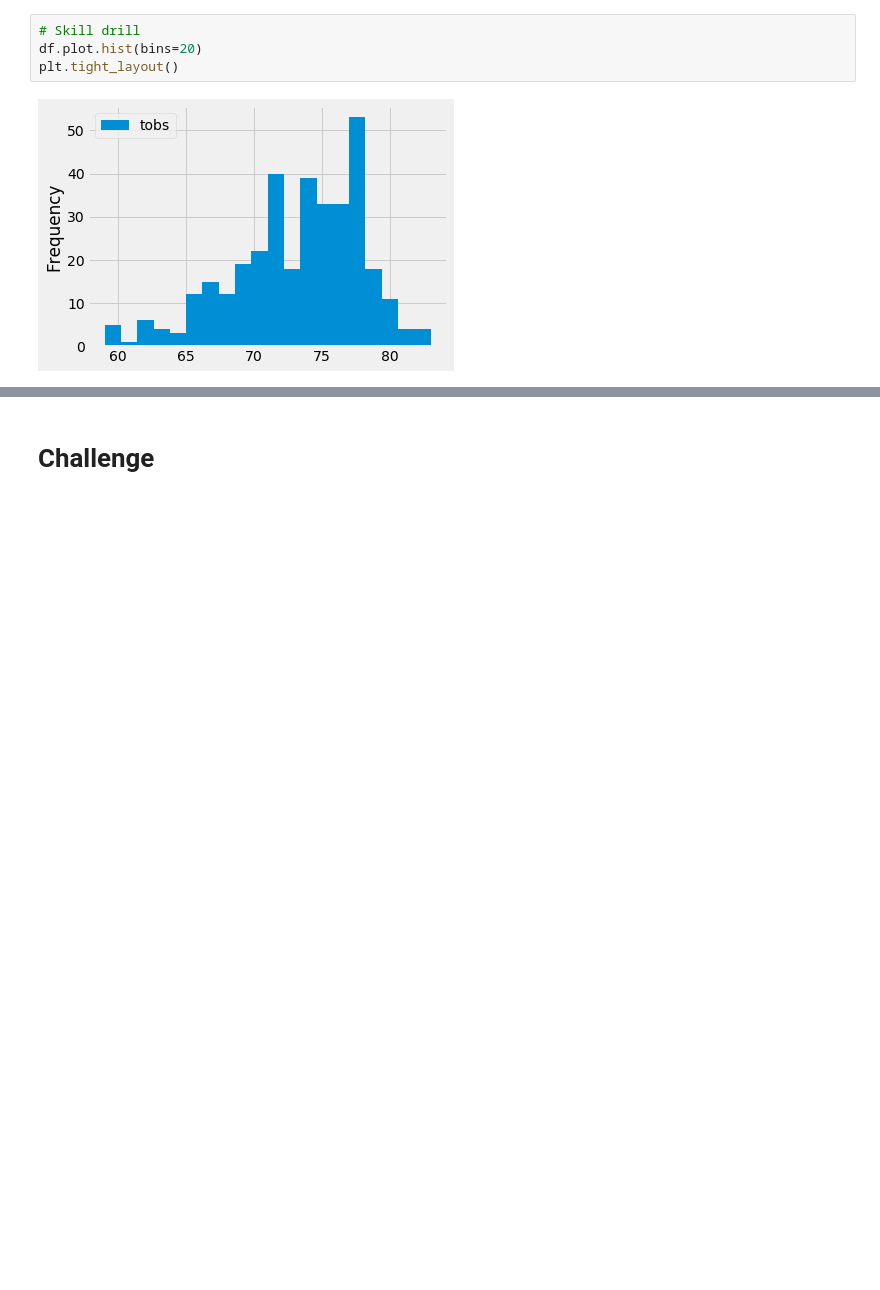
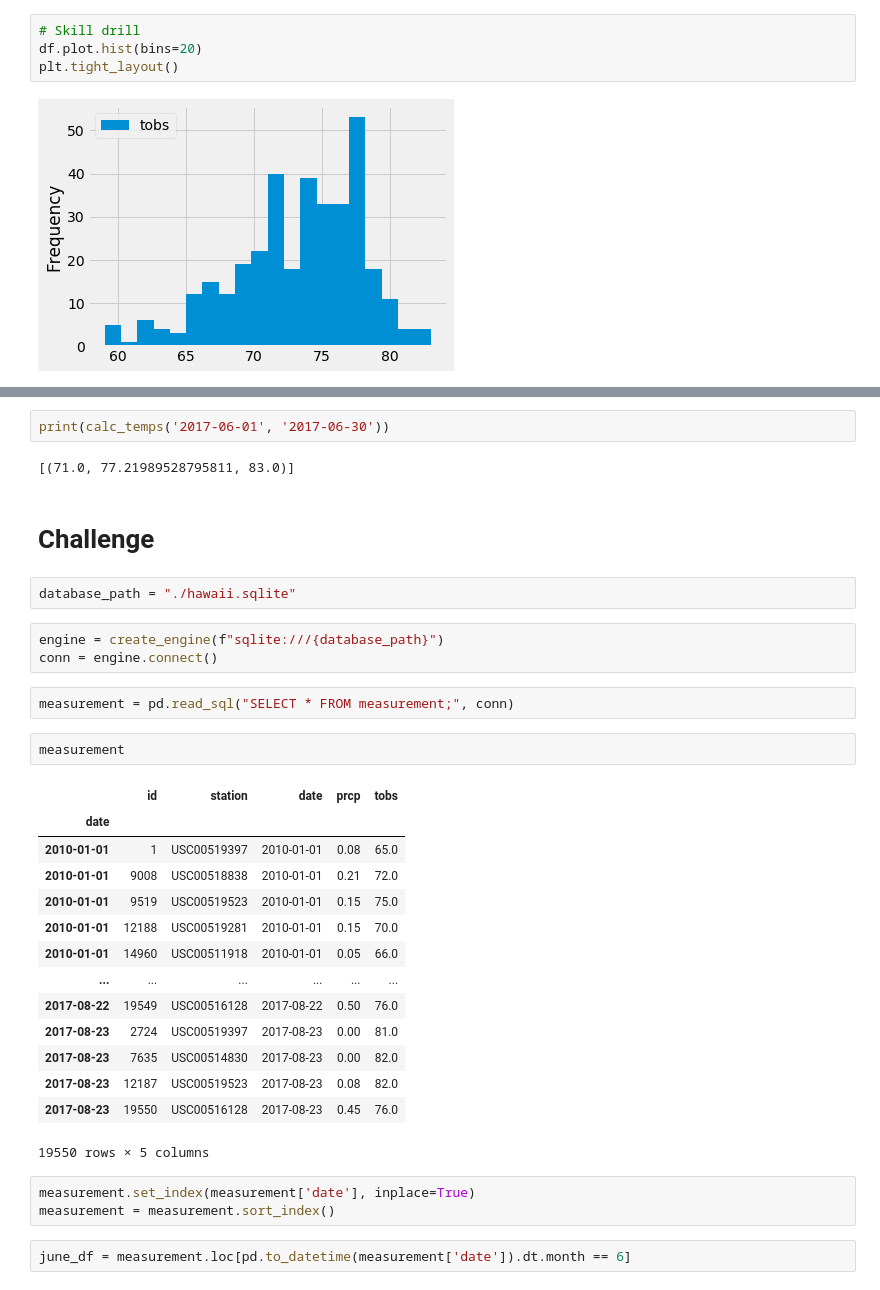
Before and after one commit to meiiscrazy/Surfs_Up, a Jupyter notebook: climate_analysis.ipynb, the cells around one changed output, grey strips where cells are left out. Drawn from its saved outputs; the diff is of its cells as text; blank space fills up the shorter version.

```diff
--- a/climate_analysis.ipynb
+++ b/climate_analysis.ipynb
@@ -144,2 +135,35 @@ def stats(start=None, end=None):
+# %%
+print(calc_temps('2017-06-01', '2017-06-30'))
+# %% [output]
+[(71.0, 77.21989528795811, 83.0)]
 # %% [markdown]
 # Challenge
+# %%
+database_path = "./hawaii.sqlite"
+# %%
+engine = create_engine(f"sqlite:///{database_path}")
+conn = engine.connect()
+# %%
+measurement = pd.read_sql("SELECT * FROM measurement;", conn)
+# %%
+measurement
+# %% [output]
+|  | id | station | date | prcp | tobs |
+| date |  |  |  |  |  |
+| 2010-01-01 | 1 | USC00519397 | 2010-01-01 | 0.08 | 65.0 |
+| 2010-01-01 | 9008 | USC00518838 | 2010-01-01 | 0.21 | 72.0 |
+| 2010-01-01 | 9519 | USC00519523 | 2010-01-01 | 0.15 | 75.0 |
+| 2010-01-01 | 12188 | USC00519281 | 2010-01-01 | 0.15 | 70.0 |
+| 2010-01-01 | 14960 | USC00511918 | 2010-01-01 | 0.05 | 66.0 |
+| ... | ... | ... | ... | ... | ... |
+| 2017-08-22 | 19549 | USC00516128 | 2017-08-22 | 0.50 | 76.0 |
+| 2017-08-23 | 2724 | USC00519397 | 2017-08-23 | 0.00 | 81.0 |
+| 2017-08-23 | 7635 | USC00514830 | 2017-08-23 | 0.00 | 82.0 |
+| 2017-08-23 | 12187 | USC00519523 | 2017-08-23 | 0.08 | 82.0 |
+| 2017-08-23 | 19550 | USC00516128 | 2017-08-23 | 0.45 | 76.0 |
+19550 rows × 5 columns
+# %%
+measurement.set_index(measurement['date'], inplace=True)
+measurement = measurement.sort_index()
+# %%
+june_df = measurement.loc[pd.to_datetime(measurement['date']).dt.month == 6]
```
Also changed, not shown: parts of 12 cells of this notebook, 5 other files.
